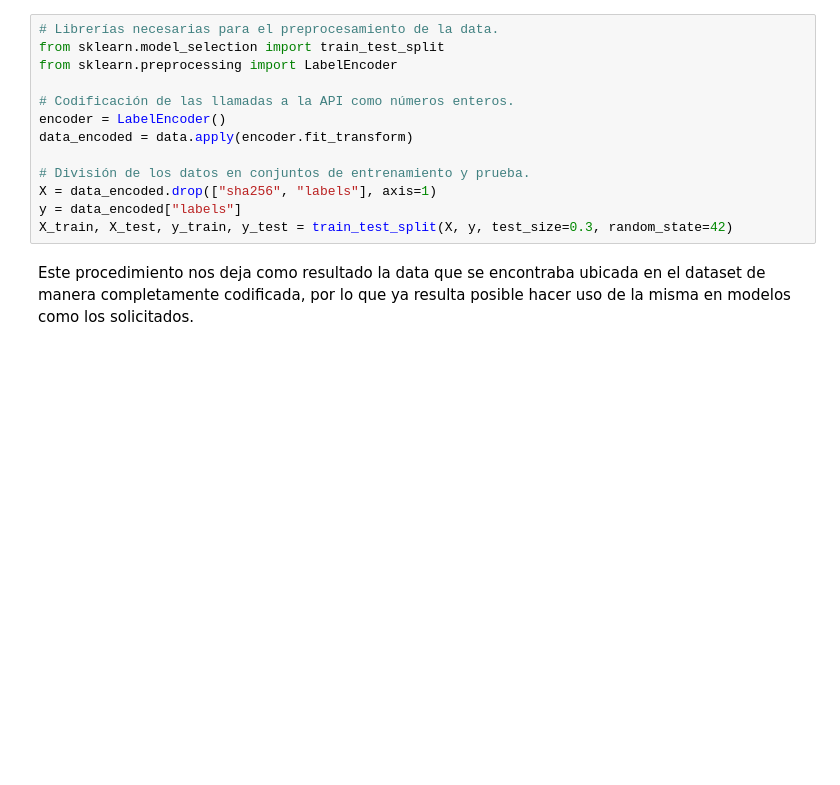
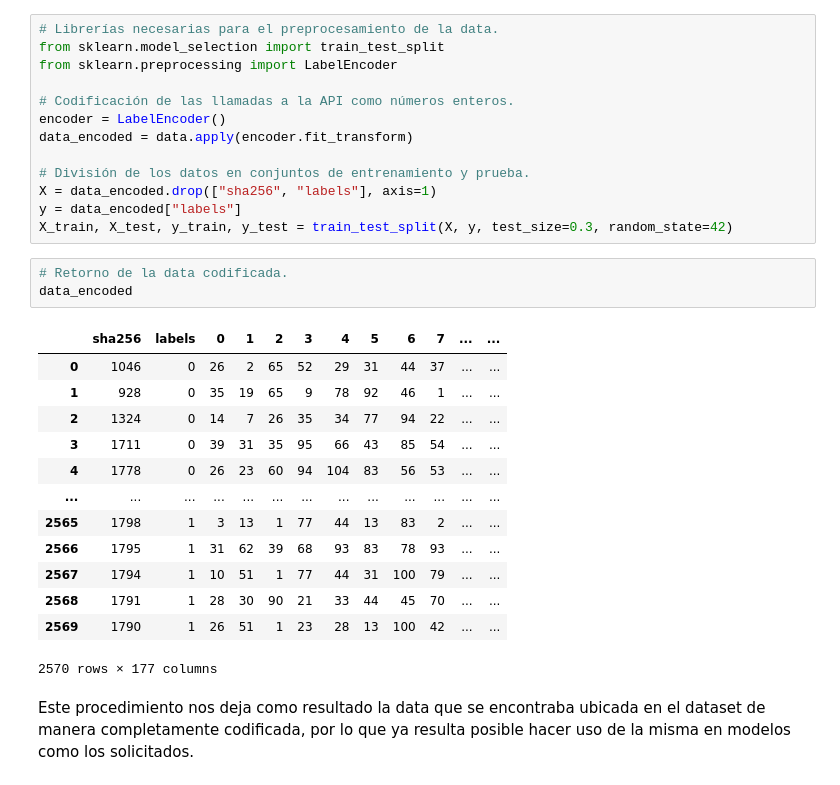
Before and after one commit to SantiagoTaracena/sds-lab-03, a Jupyter notebook: src/main.ipynb, the cells around one changed output. Drawn from its saved outputs; the diff is of its cells as text; blank space fills up the shorter version.

```diff
--- a/src/main.ipynb
+++ b/src/main.ipynb
@@ -94,6 +94,23 @@ data_encoded = data.apply(encoder.fit_transform)
 X = data_encoded.drop(["sha256", "labels"], axis=1)
 y = data_encoded["labels"]
 X_train, X_test, y_train, y_test = train_test_split(X, y, test_size=0.3, random_state=42)
+# %%
+# Retorno de la data codificada.
+data_encoded
+# %% [output]
+|  | sha256 | labels | 0 | 1 | 2 | 3 | 4 | 5 | 6 | 7 | ... | ... |
+| 0 | 1046 | 0 | 26 | 2 | 65 | 52 | 29 | 31 | 44 | 37 | ... | ... |
+| 1 | 928 | 0 | 35 | 19 | 65 | 9 | 78 | 92 | 46 | 1 | ... | ... |
+| 2 | 1324 | 0 | 14 | 7 | 26 | 35 | 34 | 77 | 94 | 22 | ... | ... |
+| 3 | 1711 | 0 | 39 | 31 | 35 | 95 | 66 | 43 | 85 | 54 | ... | ... |
+| 4 | 1778 | 0 | 26 | 23 | 60 | 94 | 104 | 83 | 56 | 53 | ... | ... |
+| ... | ... | ... | ... | ... | ... | ... | ... | ... | ... | ... | ... | ... |
+| 2565 | 1798 | 1 | 3 | 13 | 1 | 77 | 44 | 13 | 83 | 2 | ... | ... |
+| 2566 | 1795 | 1 | 31 | 62 | 39 | 68 | 93 | 83 | 78 | 93 | ... | ... |
+| 2567 | 1794 | 1 | 10 | 51 | 1 | 77 | 44 | 31 | 100 | 79 | ... | ... |
+| 2568 | 1791 | 1 | 28 | 30 | 90 | 21 | 33 | 44 | 45 | 70 | ... | ... |
+| 2569 | 1790 | 1 | 26 | 51 | 1 | 23 | 28 | 13 | 100 | 42 | ... | ... |
+2570 rows × 177 columns
 # %% [markdown]
 Este procedimiento nos deja como resultado la data que se encontraba ubicada en el dataset de manera completamente codificada, por lo que ya resulta posible hacer uso de la misma en modelos como los solicitados.
 # %% [markdown]
```
Also changed, not shown: parts of 17 cells of this notebook.
